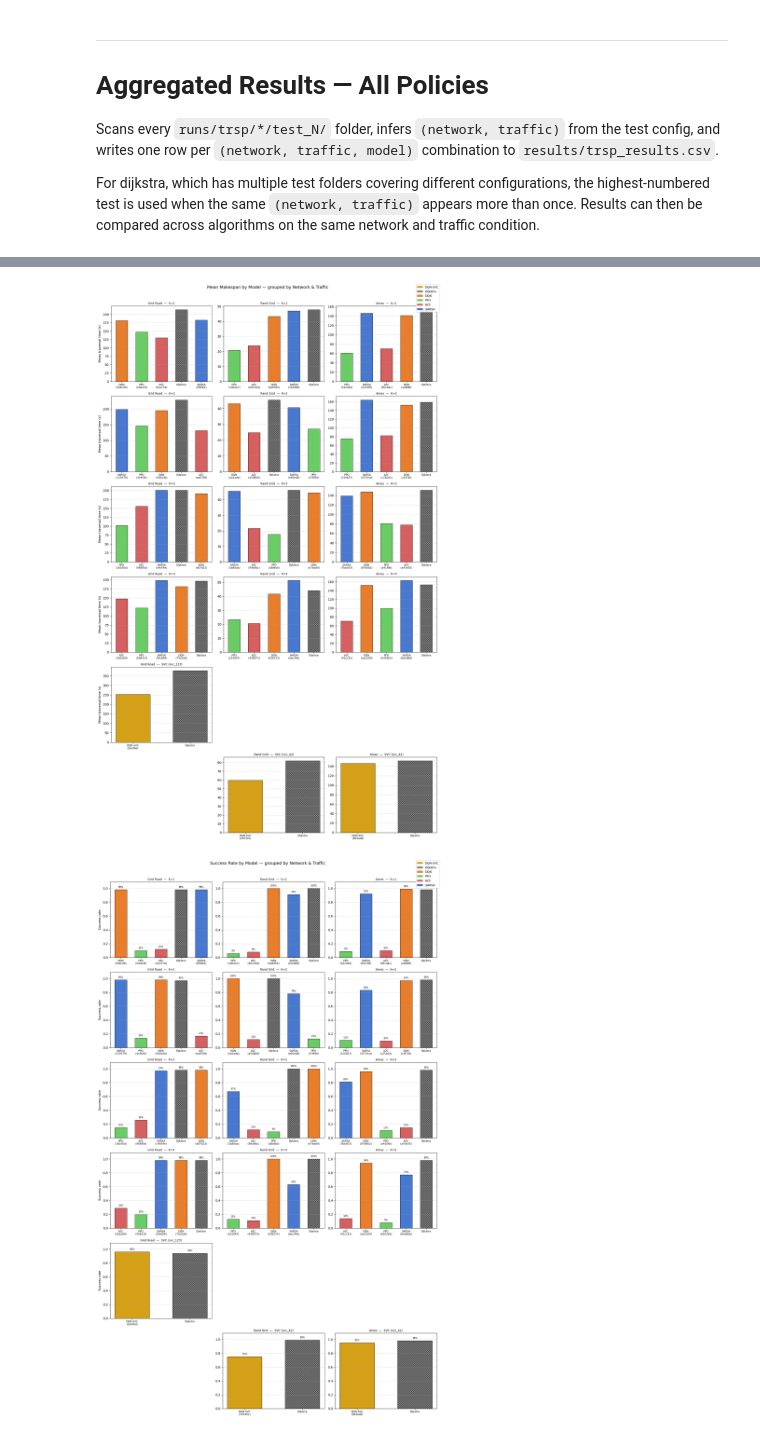
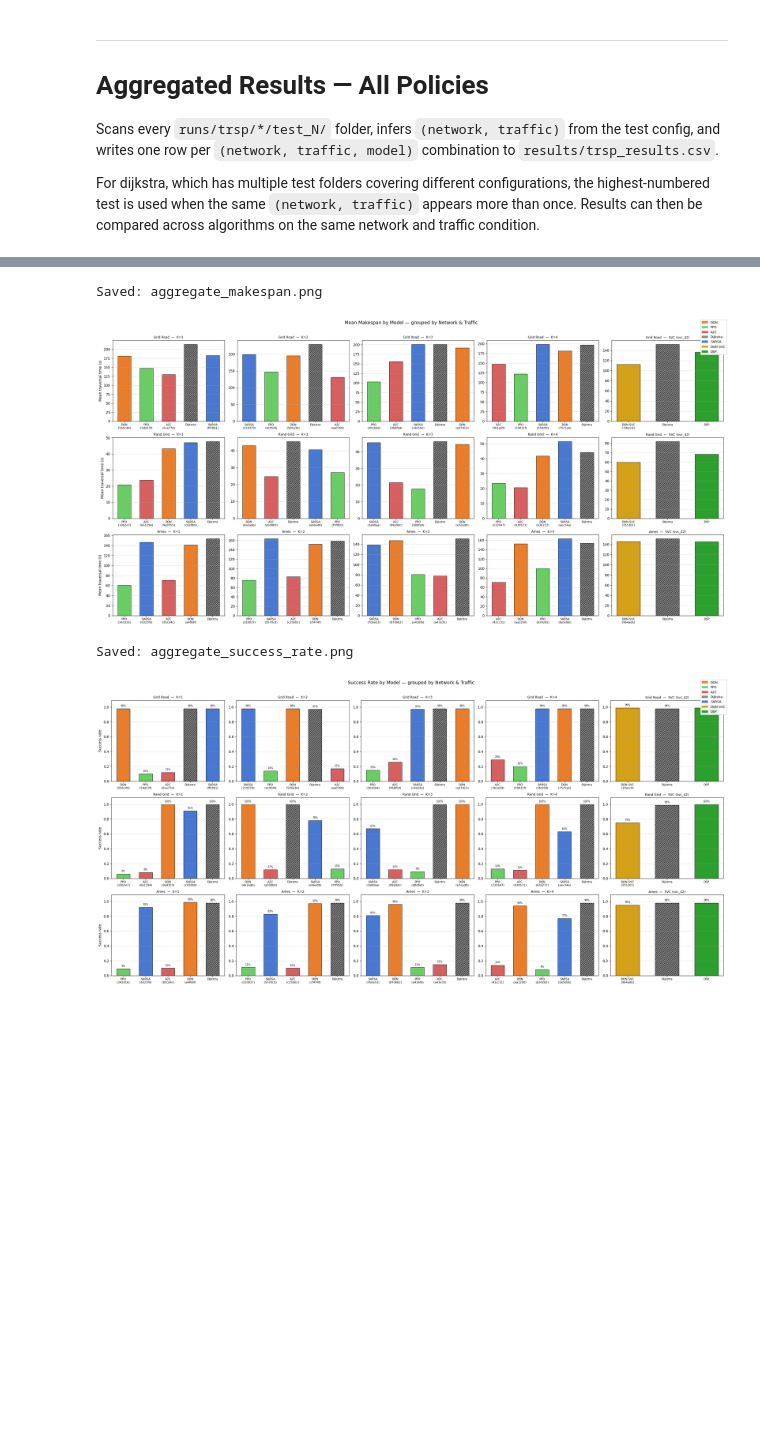
Before and after one commit to shinobi-wolf/FleetNav, a Jupyter notebook: notebooks/trsp_testing_analysis.ipynb, the cells around one changed output, grey strips where cells are left out. Drawn from its saved outputs; the diff is of its cells as text; code cells hidden in the pictures; blank space fills up the shorter version.

Commit message:
dqn svc traffic trsp trained

```diff
--- a/notebooks/trsp_testing_analysis.ipynb
+++ b/notebooks/trsp_testing_analysis.ipynb
@@ -17,8 +321,8 @@ import re
 
 # --- User-editable algorithm selectors ---
 # Set to any policy ID (e.g. "b3ef6da6") or "dij" for the Dijkstra baseline folder
-algo1 = "dij"
-algo2 = "964ad609"
+algo1 = "dsp"
+algo2 = "2553013e"
 
 # --- Helpers ---
 def resolve_algo_dir(runs_root: Path, algo_hint: str) -> Path:
@@ -671,22 +1001,23 @@ Wrote 66 rows → results/trsp_results.csv
 import matplotlib.pyplot as plt
 import matplotlib.patches as mpatches
 
-model_algo = {model: algo for (_, _, model), (_, _, algo) in best.items()}
+model_algo = dict(zip(results_df['model'], results_df['algo']))
 
 ALGO_COLORS = {
-    'dijkstra': '#888888', 'sarsa': '#4878cf', 'dqn': '#e87d2b',
+    'dijkstra': '#888888', 'dsp': '#2ca02c',
+    'sarsa': '#4878cf', 'dqn': '#e87d2b',
     'dqn_svc': '#d4a017', 'ppo': '#6acc65', 'a2c': '#d65f5f',
 }
 ALGO_LABELS = {
-    'dijkstra': 'Dijkstra', 'sarsa': 'SARSA', 'dqn': 'DQN',
+    'dijkstra': 'Dijkstra', 'dsp': 'DSP',
+    'sarsa': 'SARSA', 'dqn': 'DQN',
     'dqn_svc': 'DQN-SVC', 'ppo': 'PPO', 'a2c': 'A2C',
 }
 NET_LABELS  = {'N1': 'Grid Road', 'N2': 'Rand Grid', 'N3': 'Ames'}
 
-# Build traffic labels dynamically from whatever traffic IDs appear in results
 def _make_traf_label(tid):
     if tid.startswith('SVC-'):
-        tag = tid[4:]   # e.g. "svc_123"
+        tag = tid[4:]
         return f'SVC ({tag})'
     return {'T1': 'K=1', 'T2': 'K=2', 'T3': 'K=3', 'T4': 'K=4'}.get(tid, tid)
 
@@ -696,17 +1027,24 @@ TRAFFICS = sorted(results_df['traffic'].unique(), key=lambda t: (not t.startswit
 def model_display(model):
     algo  = model_algo.get(model, model)
     label = ALGO_LABELS.get(algo, algo.upper())
-    if model != 'dijkstra':
+    if model != algo:
         label += f'\n({model[:6]})'
     return label
+
+_SAVE_DIR = Path('.')
+_METRIC_FILENAMES = {
+    'makespan_mean': 'aggregate_makespan.png',
+    'success_rate':  'aggregate_success_rate.png',
+}
 
 for metric, ylabel, title_prefix in [
     ('makespan_mean', 'Mean traversal time (s)', 'Mean Makespan'),
     ('success_rate',  'Success rate',            'Success Rate'),
 ]:
     present_networks = [n for n in NETWORKS if n in results_df['network'].values]
-    n_rows = len(TRAFFICS)
-    n_cols = len(present_networks)
+    # networks → rows, traffic conditions → columns
+    n_rows = len(present_networks)
+    n_cols = len(TRAFFICS)
     fig, axes = plt.subplots(n_rows, n_cols, figsize=(5 * n_cols, 4 * n_rows), sharey=False)
     if n_rows == 1:
         axes = axes[np.newaxis, :]
@@ -715,8 +1053,8 @@ for metric, ylabel, title_prefix in [
     fig.suptitle(f'{title_prefix} by Model — grouped by Network & Traffic',
                  fontsize=13, y=1.01)
 
-    for row_i, tid in enumerate(TRAFFICS):
-        for col_i, nid in enumerate(present_networks):
+    for row_i, nid in enumerate(present_networks):
+        for col_i, tid in enumerate(TRAFFICS):
             ax = axes[row_i][col_i]
             subset = results_df[
                 (results_df['network'] == nid) & (results_df['traffic'] == tid)
@@ -732,32 +1070,39 @@ for metric, ylabel, title_prefix in [
             colors  = [ALGO_COLORS.get(model_algo.get(m, ''), '#aaaaaa') for m in models]
             hatches = ['////' if m == 'dijkstra' else '' for m in models]
 
             bars = ax.bar(range(len(models)), values, color=colors,
                           width=0.6, edgecolor='black', linewidth=0.8)
             for bar, hatch in zip(bars, hatches):
                 bar.set_hatch(hatch)
 
             ax.set_xticks(range(len(models)))
             ax.set_xticklabels(labels, fontsize=8)
             ax.set_title(f'{NET_LABELS.get(nid, nid)}  —  {_make_traf_label(tid)}', fontsize=9)
             ax.set_ylabel(ylabel if col_i == 0 else '')
             ax.grid(axis='y', alpha=0.4)
             if metric == 'success_rate':
                 ax.set_ylim(0, 1.09)
                 for i, v in enumerate(values):
                     ax.text(i, v + 0.02, f'{v:.0%}', ha='center', va='bottom', fontsize=7)
 
     all_algos = list(dict.fromkeys(
         model_algo.get(m, m) for m in results_df['model'].unique()
     ))
     legend_patches = [
         mpatches.Patch(facecolor=ALGO_COLORS.get(a, '#aaaaaa'),
                        label=ALGO_LABELS.get(a, a.upper()))
         for a in all_algos
     ]
     fig.legend(handles=legend_patches, loc='upper right', fontsize=9, framealpha=0.9)
     plt.tight_layout()
+
+    save_path = _SAVE_DIR / _METRIC_FILENAMES[metric]
+    fig.savefig(save_path, dpi=150, bbox_inches='tight')
+    print(f"Saved: {save_path}")
+
     plt.show()
 # %% [output]
+Saved: aggregate_makespan.png
-[figure, old version]
+[figure, new version]
+Saved: aggregate_success_rate.png
-[figure, old version]
+[figure, new version]
```
Also changed, not shown: parts of 10 cells of this notebook, 40 other files.
